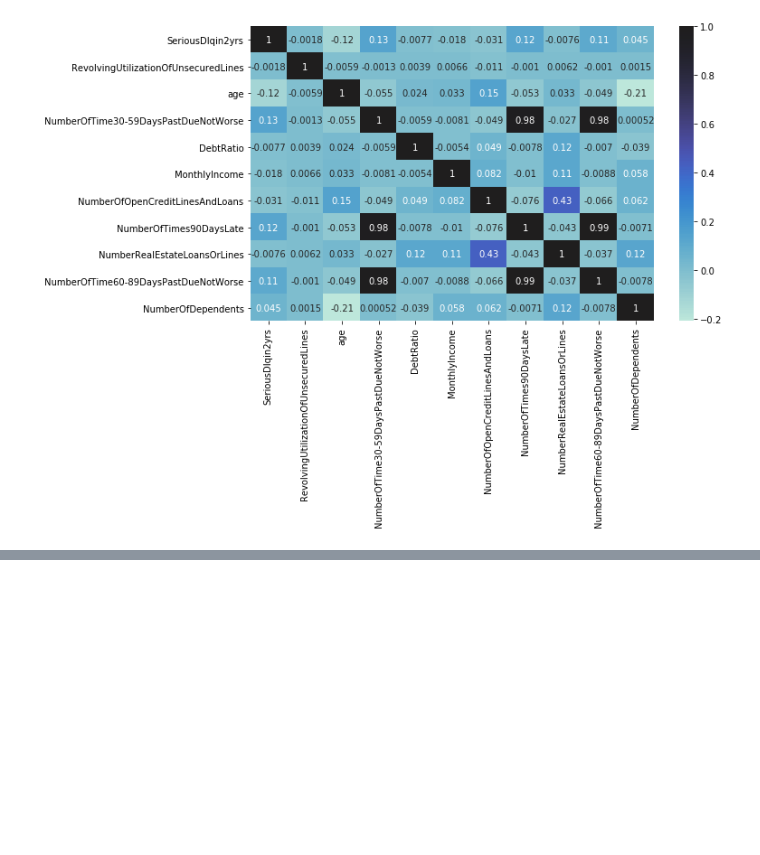
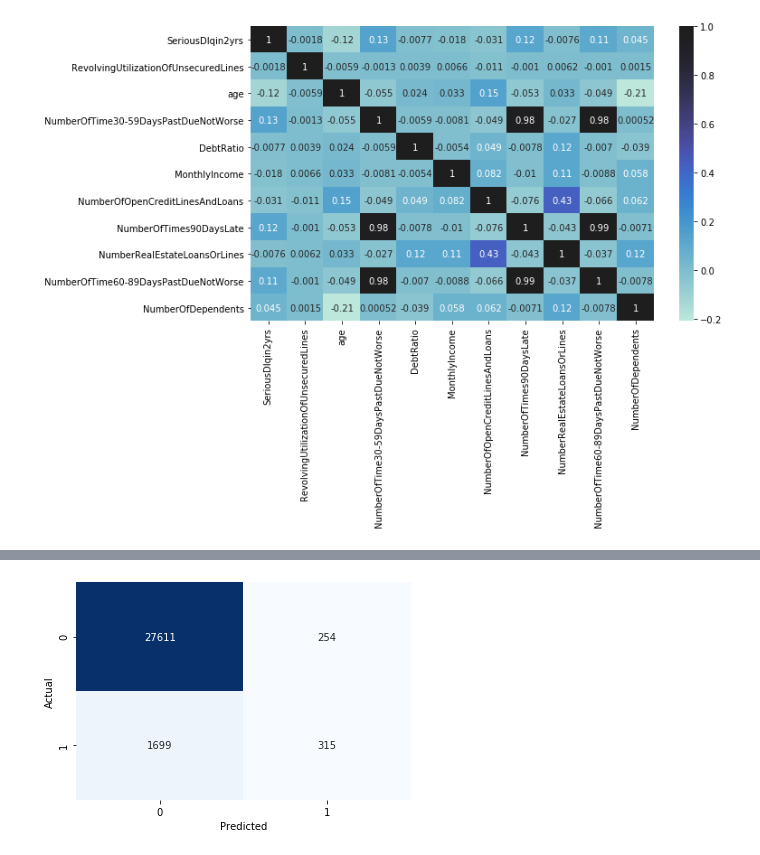
Before and after one commit to datacuriosity/MCI_Python_15S_Level_1, a Jupyter notebook: Lectures/Lecture_09+10/Session_11/live_lecture_08.ipynb, the cells around one changed output, grey strips where cells are left out. Cells and saved outputs as stored; diff of their text form; code cells hidden in the pictures; blank space fills up the shorter version.

```diff
--- a/Lectures/Lecture_09+10/Session_11/live_lecture_08.ipynb
+++ b/Lectures/Lecture_09+10/Session_11/live_lecture_08.ipynb
@@ -291,0 +348,4 @@ sns.heatmap(df.corr(), annot=True, center=True);
+# %%
+df_transform = pd.DataFrame(X_scaled, columns=features_final.columns)
+# %%
+X_train, X_test, y_train, y_test = train_test_split(df_transform, label, test_size=0.2, shuffle=True, random_state=4)
@@ -291,0 +361,4 @@ sns.heatmap(df.corr(), annot=True, center=True);
+# %%
+# Training
+random_forest = RandomForestClassifier()
+random_forest.fit(X_train, y_train)
@@ -291,0 +367,2 @@ sns.heatmap(df.corr(), annot=True, center=True);
+# %%
+y_predicted = random_forest.predict(X_test)
@@ -291,0 +403,6 @@ sns.heatmap(df.corr(), annot=True, center=True);
+# %%
+sns.heatmap(confusion_matrix(y_test, y_predicted), annot=True, cbar=False, fmt='d', cmap='Blues')
+plt.xlabel('Predicted')
+plt.ylabel('Actual');
+# %% [output]
+[figure, added]
```
Also changed, not shown: parts of 31 cells of this notebook.
